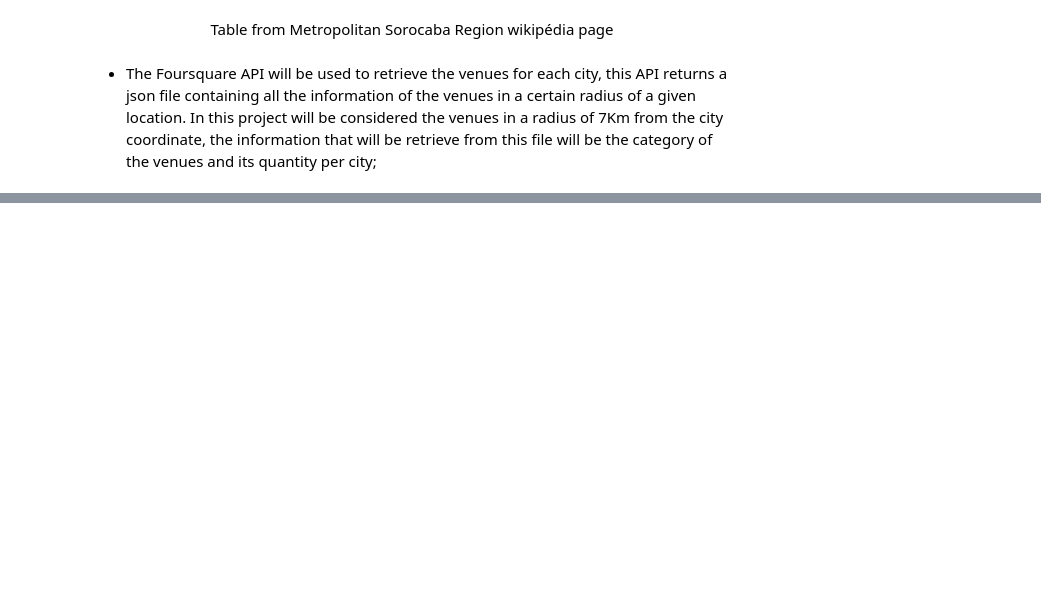
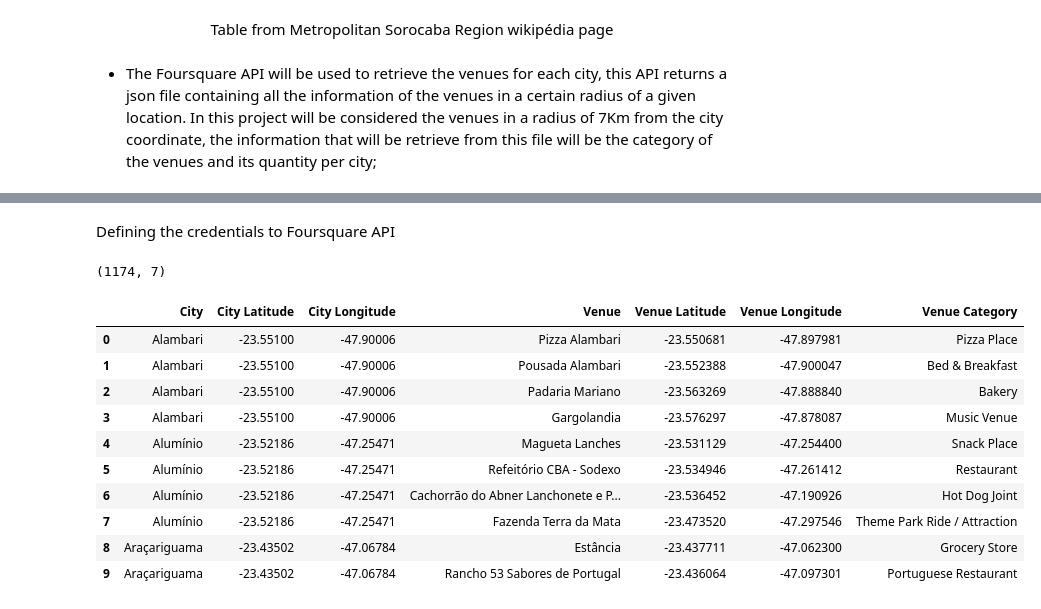
Before and after one commit to flyfun268/Coursera_Capstone, a Jupyter notebook: Similar cities to Barueri in Sorocaba region.ipynb, the cells around one changed output, grey strips where cells are left out. Saved outputs shown, nothing was run; the diff lists cells and outputs as text; code cells hidden in the pictures; blank space fills up the shorter version.

```diff
--- a/Similar cities to Barueri in Sorocaba region.ipynb
+++ b/Similar cities to Barueri in Sorocaba region.ipynb
@@ -24,0 +264,2 @@ To find out the most similar cities to Barueri in Sorocaba region will be used t
+# %% [markdown]
+Defining the credentials to Foursquare API
@@ -24,0 +317,16 @@ To find out the most similar cities to Barueri in Sorocaba region will be used t
+# %%
+print(region_venues.shape)
+region_venues.head(10)
+# %% [output]
+(1174, 7)
+|  | City | City Latitude | City Longitude | Venue | Venue Latitude | Venue Longitude | Venue Category |
+| 0 | Alambari | -23.55100 | -47.90006 | Pizza Alambari | -23.550681 | -47.897981 | Pizza Place |
+| 1 | Alambari | -23.55100 | -47.90006 | Pousada Alambari | -23.552388 | -47.900047 | Bed & Breakfast |
+| 2 | Alambari | -23.55100 | -47.90006 | Padaria Mariano | -23.563269 | -47.888840 | Bakery |
+| 3 | Alambari | -23.55100 | -47.90006 | Gargolandia | -23.576297 | -47.878087 | Music Venue |
+| 4 | Alumínio | -23.52186 | -47.25471 | Magueta Lanches | -23.531129 | -47.254400 | Snack Place |
+| 5 | Alumínio | -23.52186 | -47.25471 | Refeitório CBA - Sodexo | -23.534946 | -47.261412 | Restaurant |
+| 6 | Alumínio | -23.52186 | -47.25471 | Cachorrão do Abner Lanchonete e P... | -23.536452 | -47.190926 | Hot Dog Joint |
+| 7 | Alumínio | -23.52186 | -47.25471 | Fazenda Terra da Mata | -23.473520 | -47.297546 | Theme Park Ride / Attraction |
+| 8 | Araçariguama | -23.43502 | -47.06784 | Estância | -23.437711 | -47.062300 | Grocery Store |
+| 9 | Araçariguama | -23.43502 | -47.06784 | Rancho 53 Sabores de Portugal | -23.436064 | -47.097301 | Portuguese Restaurant |
```
Also changed, not shown: parts of 22 cells of this notebook.
